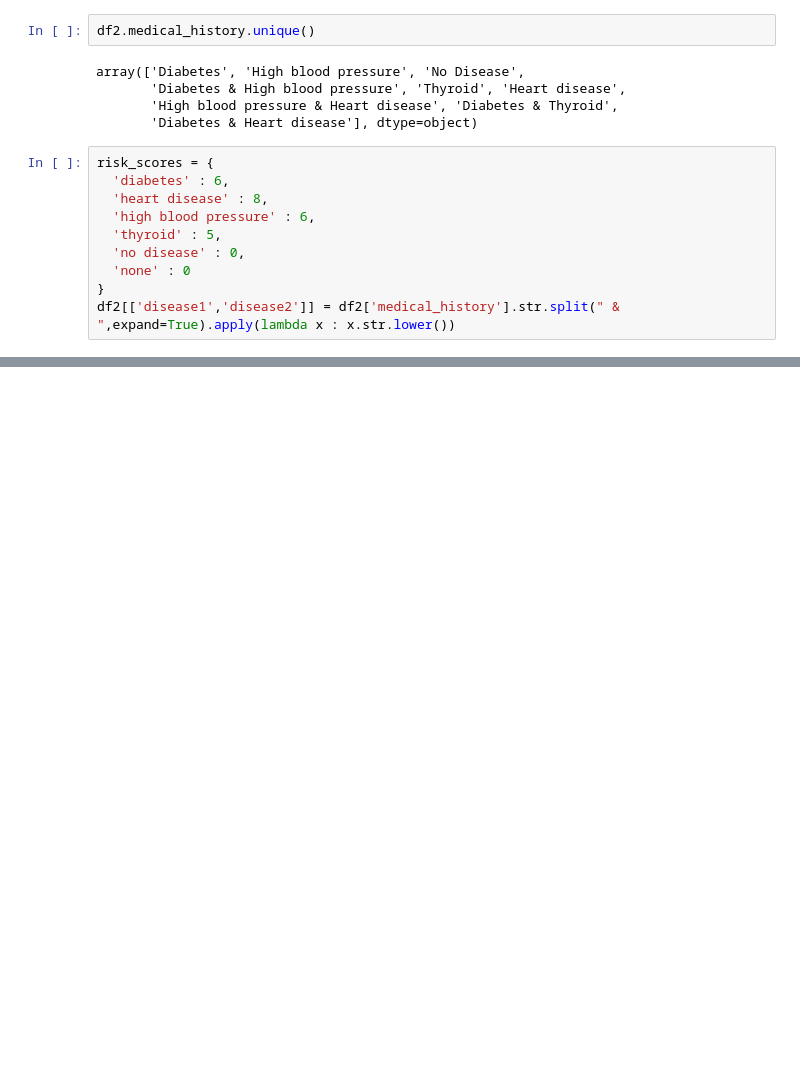
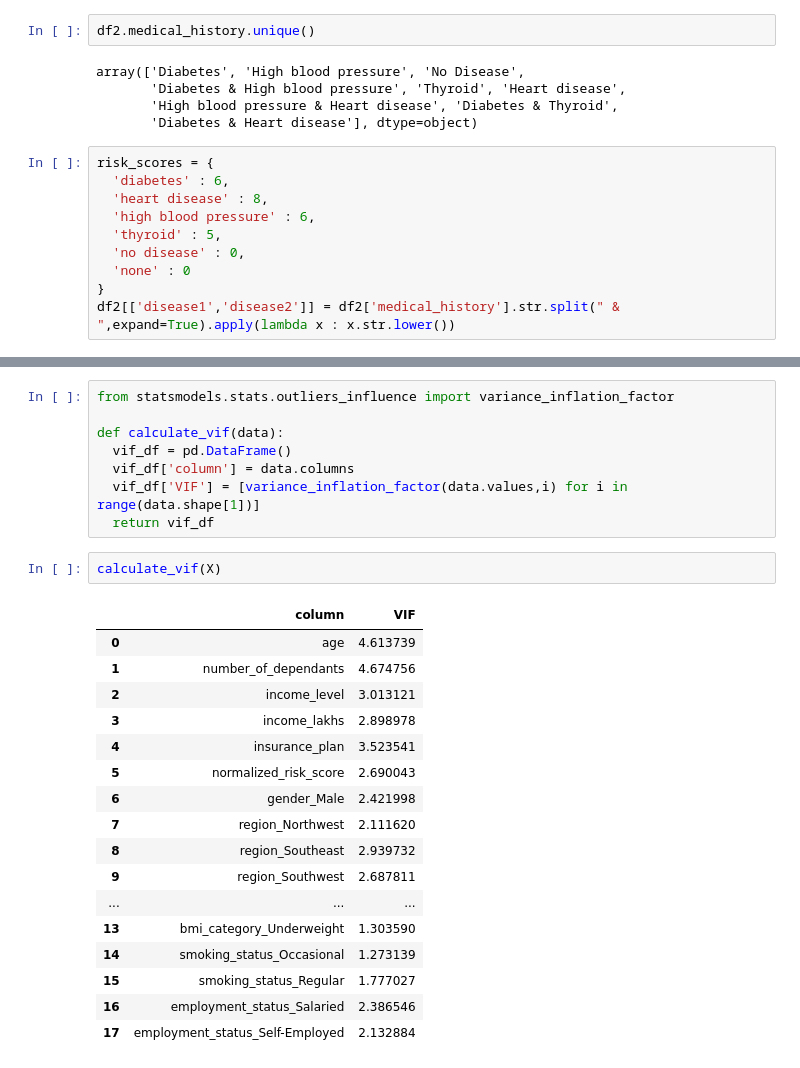
Before and after one commit to agambhardwaj04/premium_prediction, a Jupyter notebook: model/first_model.ipynb, the cells around one changed output, grey strips where cells are left out. Cells and saved outputs as stored; diff of their text form; blank space fills up the shorter version.

```diff
--- a/model/first_model.ipynb
+++ b/model/first_model.ipynb
@@ -329,0 +424,28 @@ For example, when doing 'df[col].method(value, inplace=True)', try using 'df.met
+# %%
+from statsmodels.stats.outliers_influence import variance_inflation_factor
+
+def calculate_vif(data):
+  vif_df = pd.DataFrame()
+  vif_df['column'] = data.columns
+  vif_df['VIF'] = [variance_inflation_factor(data.values,i) for i in range(data.shape[1])]
+  return vif_df
+# %%
+calculate_vif(X)
+# %% [output]
+|  | column | VIF |
+| 0 | age | 4.613739 |
+| 1 | number_of_dependants | 4.674756 |
+| 2 | income_level | 3.013121 |
+| 3 | income_lakhs | 2.898978 |
+| 4 | insurance_plan | 3.523541 |
+| 5 | normalized_risk_score | 2.690043 |
+| 6 | gender_Male | 2.421998 |
+| 7 | region_Northwest | 2.111620 |
+| 8 | region_Southeast | 2.939732 |
+| 9 | region_Southwest | 2.687811 |
+| ... | ... | ... |
+| 13 | bmi_category_Underweight | 1.303590 |
+| 14 | smoking_status_Occasional | 1.273139 |
+| 15 | smoking_status_Regular | 1.777027 |
+| 16 | employment_status_Salaried | 2.386546 |
+| 17 | employment_status_Self-Employed | 2.132884 |
```
Also changed, not shown: parts of 12 cells of this notebook, 1 other file.
